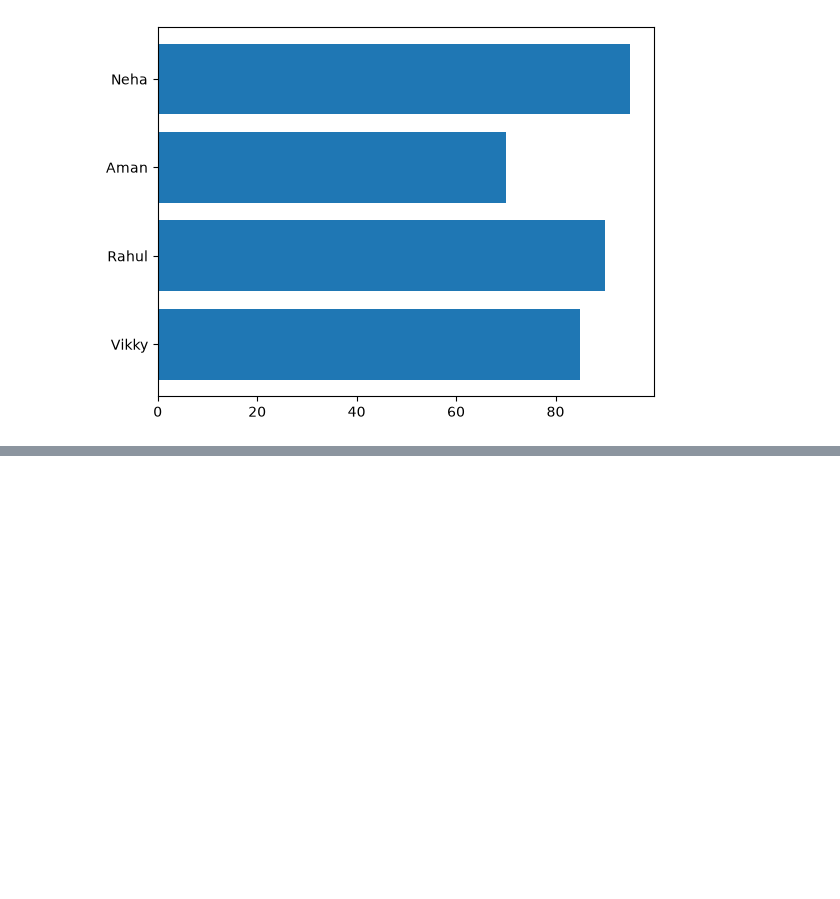
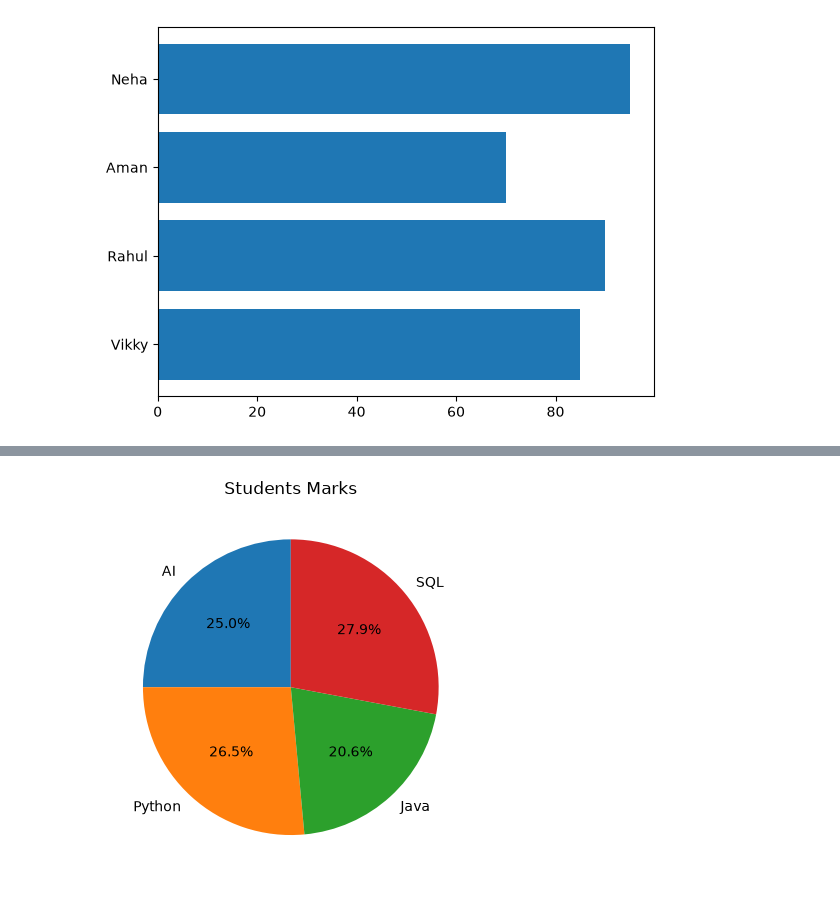
Before and after one commit to Harshit83183/Pythonn, a Jupyter notebook: Day_matplotlib.ipynb, the cells around one changed output, grey strips where cells are left out. Cells and saved outputs as stored; diff of their text form; code cells hidden in the pictures; blank space fills up the shorter version.

```diff
--- a/Day_matplotlib.ipynb
+++ b/Day_matplotlib.ipynb
@@ -81,0 +103,16 @@ plt.show()
+# %%
+# Pie Chart
+import matplotlib.pyplot as plt
+
+subjects = ["AI", "Python", "Java", "SQL"]
+hours = [85, 90, 70, 95]
+#explode = (0.1, 0, 0, 0)  # explode 1st slice
+#mycolors = ['#ff9999','#66b3ff','#99ff99','#ffcc99']
+
+plt.pie(hours, labels=subjects, autopct='%1.1f%%', startangle=90)
+
+
+plt.title("Students Marks")
+plt.show()
+# %% [output]
+[figure, added]
```
Also changed, not shown: parts of 3 cells of this notebook.
